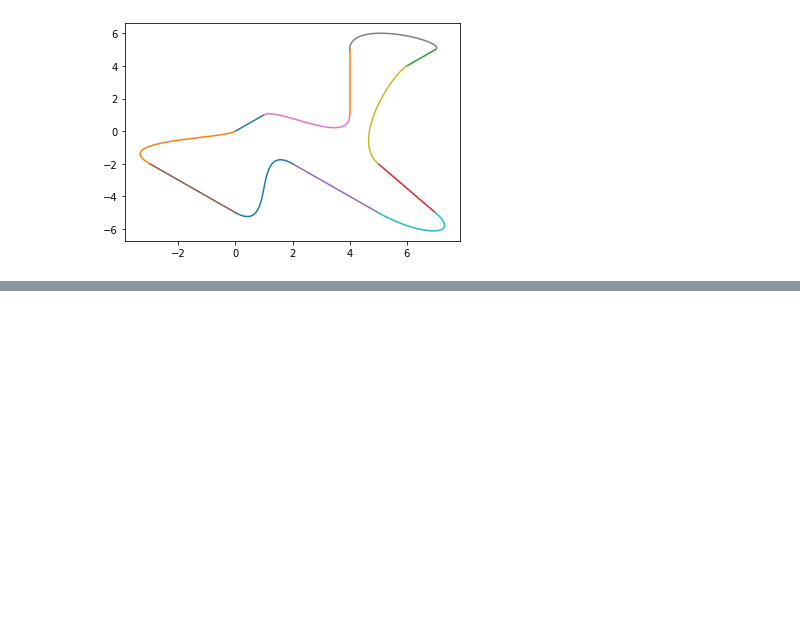
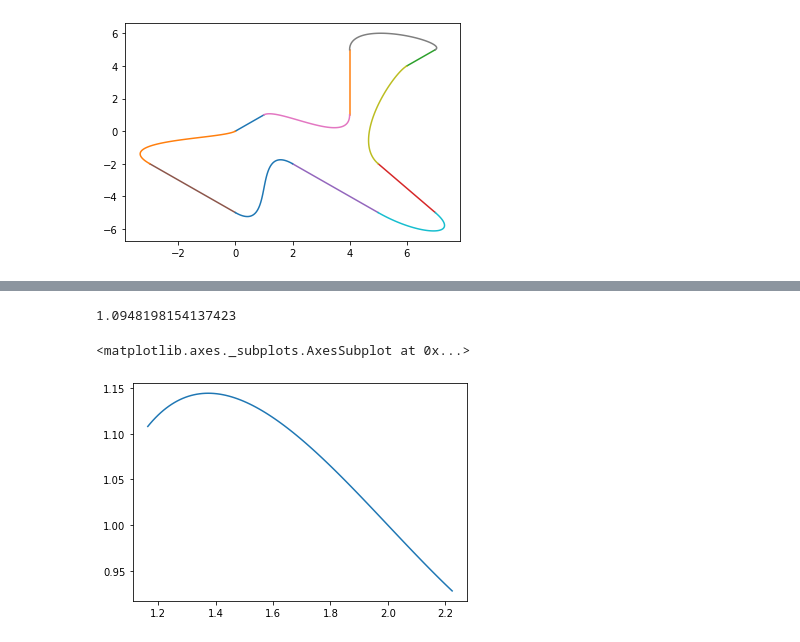
Before and after one commit to sjmikler/TORCS-track-generation, a Jupyter notebook: notebooks/bezier.ipynb, the cells around one changed output, grey strips where cells are left out. Cells and saved outputs as stored; diff of their text form; code cells hidden in the pictures; blank space fills up the shorter version.

```diff
--- a/notebooks/bezier.ipynb
+++ b/notebooks/bezier.ipynb
@@ -300,0 +310,8 @@ save_to_file(res)
+# %%
+curve2 = curve.specialize(0.1, 0.6)
+print(curve2.length)
+curve2.plot(100)
+# %% [output]
+1.0948198154137423
+<matplotlib.axes._subplots.AxesSubplot at 0x...>
+[figure, added]
```
Also changed, not shown: parts of 26 cells of this notebook.
